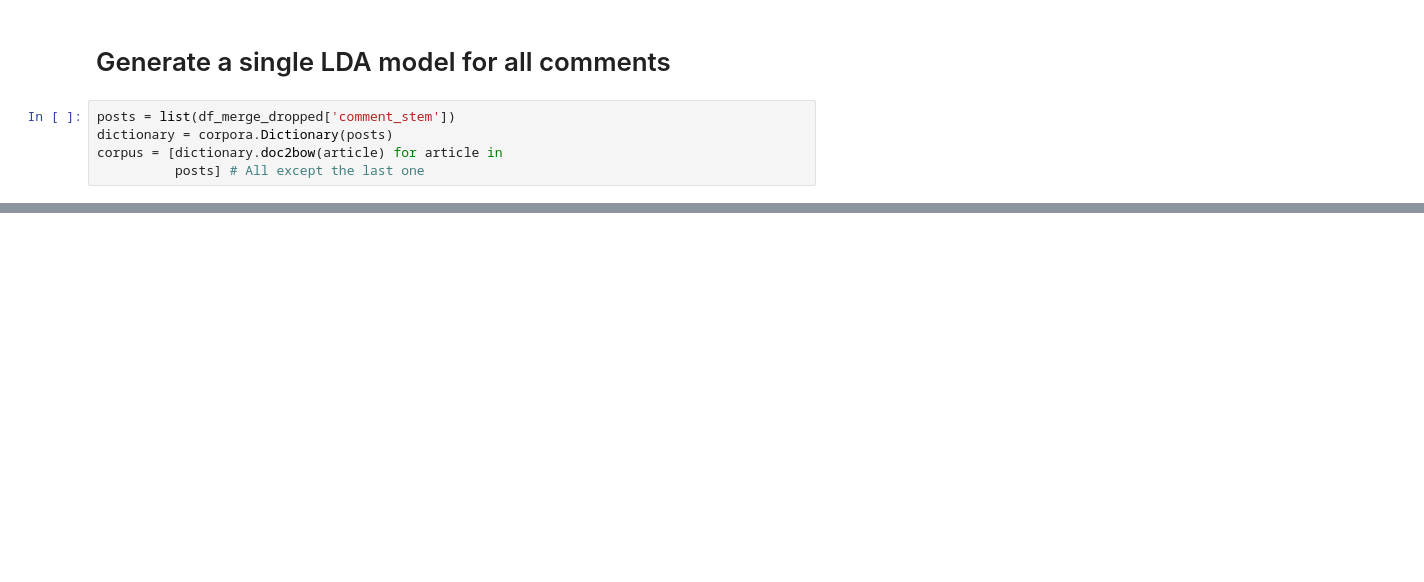
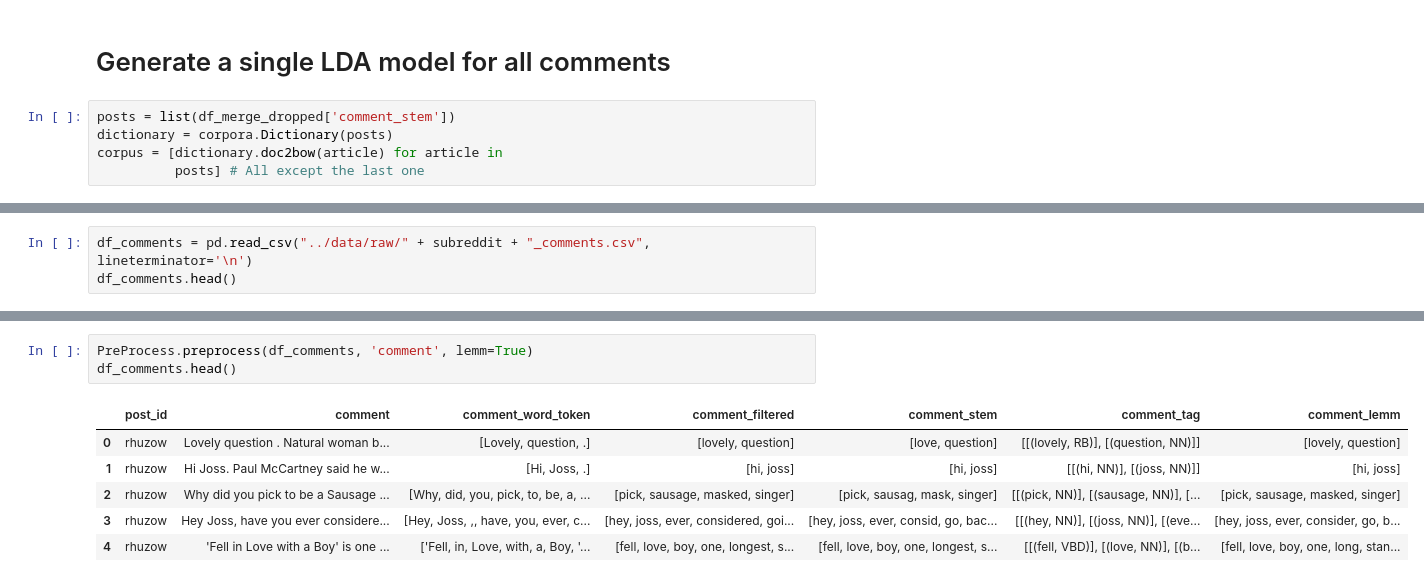
Before and after one commit to reddit-conflicting-viewpoints/Reddit, a Jupyter notebook: notebooks/LDA (Music) - Andrew 1-20-2022.ipynb, the cells around one changed output, grey strips where cells are left out. Saved outputs shown, nothing was run; the diff lists cells and outputs as text; blank space fills up the shorter version.

```diff
--- a/notebooks/LDA (Music) - Andrew 1-20-2022.ipynb
+++ b/notebooks/LDA (Music) - Andrew 1-20-2022.ipynb
@@ -257,0 +335,3 @@ topic_results
+# %%
+df_comments = pd.read_csv("../data/raw/" + subreddit + "_comments.csv", lineterminator='\n')
+df_comments.head()
@@ -257,0 +345,10 @@ topic_results
+# %%
+PreProcess.preprocess(df_comments, 'comment', lemm=True)
+df_comments.head()
+# %% [output]
+|  | post_id | comment | comment_word_token | comment_filtered | comment_stem | comment_tag | comment_lemm |
+| 0 | rhuzow | Lovely question . Natural woman b... | [Lovely, question, .] | [lovely, question] | [love, question] | [[(lovely, RB)], [(question, NN)]] | [lovely, question] |
+| 1 | rhuzow | Hi Joss. Paul McCartney said he w... | [Hi, Joss, .] | [hi, joss] | [hi, joss] | [[(hi, NN)], [(joss, NN)]] | [hi, joss] |
+| 2 | rhuzow | Why did you pick to be a Sausage ... | [Why, did, you, pick, to, be, a, ... | [pick, sausage, masked, singer] | [pick, sausag, mask, singer] | [[(pick, NN)], [(sausage, NN)], [... | [pick, sausage, masked, singer] |
+| 3 | rhuzow | Hey Joss, have you ever considere... | [Hey, Joss, ,, have, you, ever, c... | [hey, joss, ever, considered, goi... | [hey, joss, ever, consid, go, bac... | [[(hey, NN)], [(joss, NN)], [(eve... | [hey, joss, ever, consider, go, b... |
+| 4 | rhuzow | 'Fell in Love with a Boy' is one ... | ['Fell, in, Love, with, a, Boy, '... | [fell, love, boy, one, longest, s... | [fell, love, boy, one, longest, s... | [[(fell, VBD)], [(love, NN)], [(b... | [fell, love, boy, one, long, stan... |
```
Also changed, not shown: parts of 23 cells of this notebook, 1 other file.
